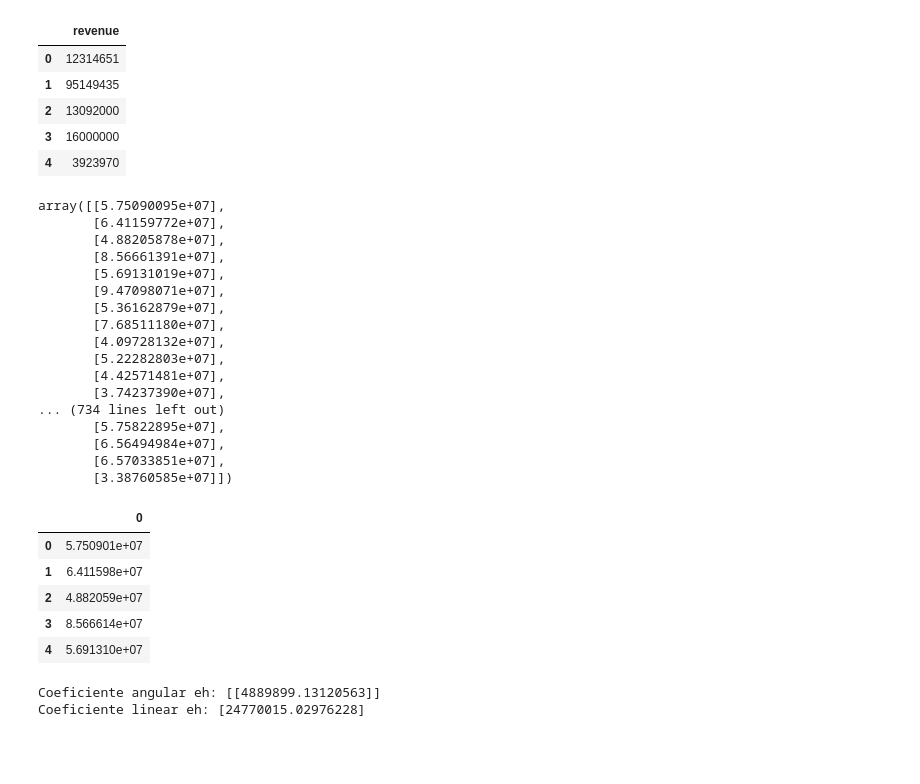
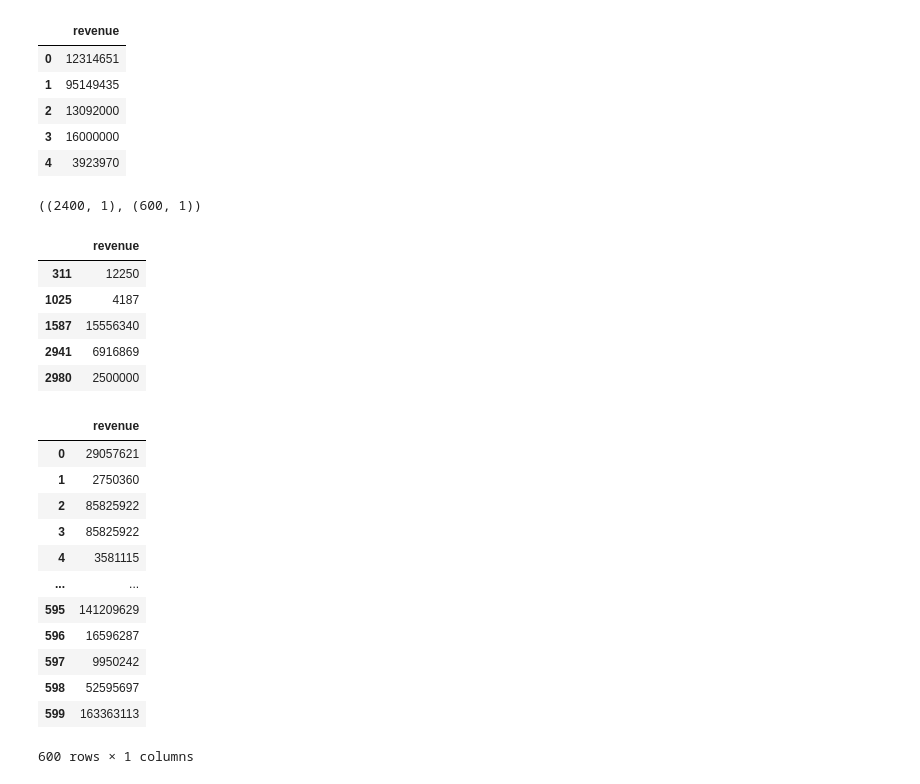
Before and after one commit to wagaojr/TrabalhoFinal-LingProg21.2, a Jupyter notebook: main.ipynb, the cells around one changed output. Drawn from its saved outputs; the diff is of its cells as text; code cells hidden in the pictures; blank space fills up the shorter version.

```diff
--- a/main.ipynb
+++ b/main.ipynb
@@ -86,47 +96,37 @@ x_treino, x_teste, y_treino, y_teste = train_test_split(x, y, test_size = 0.25)
+# %%
+x_treino.shape, y_teste.shape
+# %% [output]
+((2400, 1), (600, 1))
 # %%
 regr = LinearRegression()
 regr.fit(x_treino, y_treino)
 y_pred = regr.predict(x_teste)
 
-y_pred
+y_teste.head()
 # %% [output]
-array([[5.75090095e+07],
-       [6.41159772e+07],
-       [4.88205878e+07],
-       [8.56661391e+07],
-       [5.69131019e+07],
-       [9.47098071e+07],
-       [5.36162879e+07],
-       [7.68511180e+07],
-       [4.09728132e+07],
-       [5.22282803e+07],
-       [4.42571481e+07],
-       [3.74237390e+07],
-... (734 lines left out)
-       [5.75822895e+07],
-       [6.56494984e+07],
-       [6.57033851e+07],
-       [3.38760585e+07]])
+|  | revenue |
+| 311 | 12250 |
+| 1025 | 4187 |
+| 1587 | 15556340 |
+| 2941 | 6916869 |
+| 2980 | 2500000 |
-# %%
-#transformando o predict em dataframe
-y_pred_df = pd.DataFrame(y_pred)
-y_pred_df.head()
-# %% [output]
-|  | 0 |
-| 0 | 5.750901e+07 |
-| 1 | 6.411598e+07 |
-| 2 | 4.882059e+07 |
-| 3 | 8.566614e+07 |
-| 4 | 5.691310e+07 |
-# %%
-coef1 = regr.coef_
-coef2 = regr.intercept_
-
-print("Coeficiente angular eh: {}".format(coef1))
-
-print("Coeficiente linear eh: {}".format(coef2))
-# %% [output]
-Coeficiente angular eh: [[4889899.13120563]]
-Coeficiente linear eh: [24770015.02976228]
+# %%
+y_pred_df = pd.DataFrame(y_pred, columns=['revenue'])
+y_pred_df = y_pred_df.astype(int)
+y_pred_df
+# %% [output]
+|  | revenue |
+| 0 | 29057621 |
+| 1 | 2750360 |
+| 2 | 85825922 |
+| 3 | 85825922 |
+| 4 | 3581115 |
+| ... | ... |
+| 595 | 141209629 |
+| 596 | 16596287 |
+| 597 | 9950242 |
+| 598 | 52595697 |
+| 599 | 163363113 |
+600 rows × 1 columns
 # %%
 plt.scatter(x_treino,y_treino)
```
Also changed, not shown: parts of 4 cells of this notebook.
